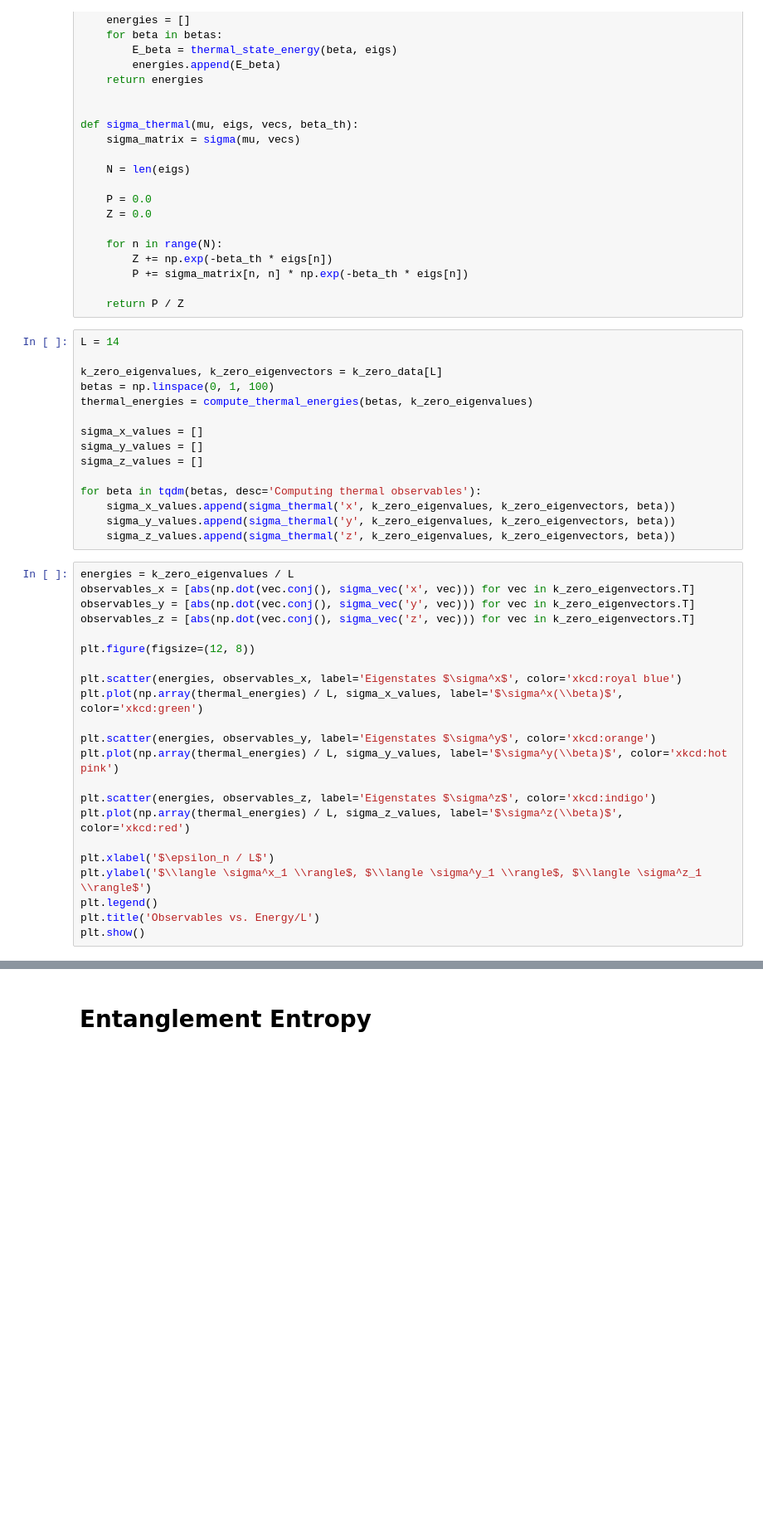
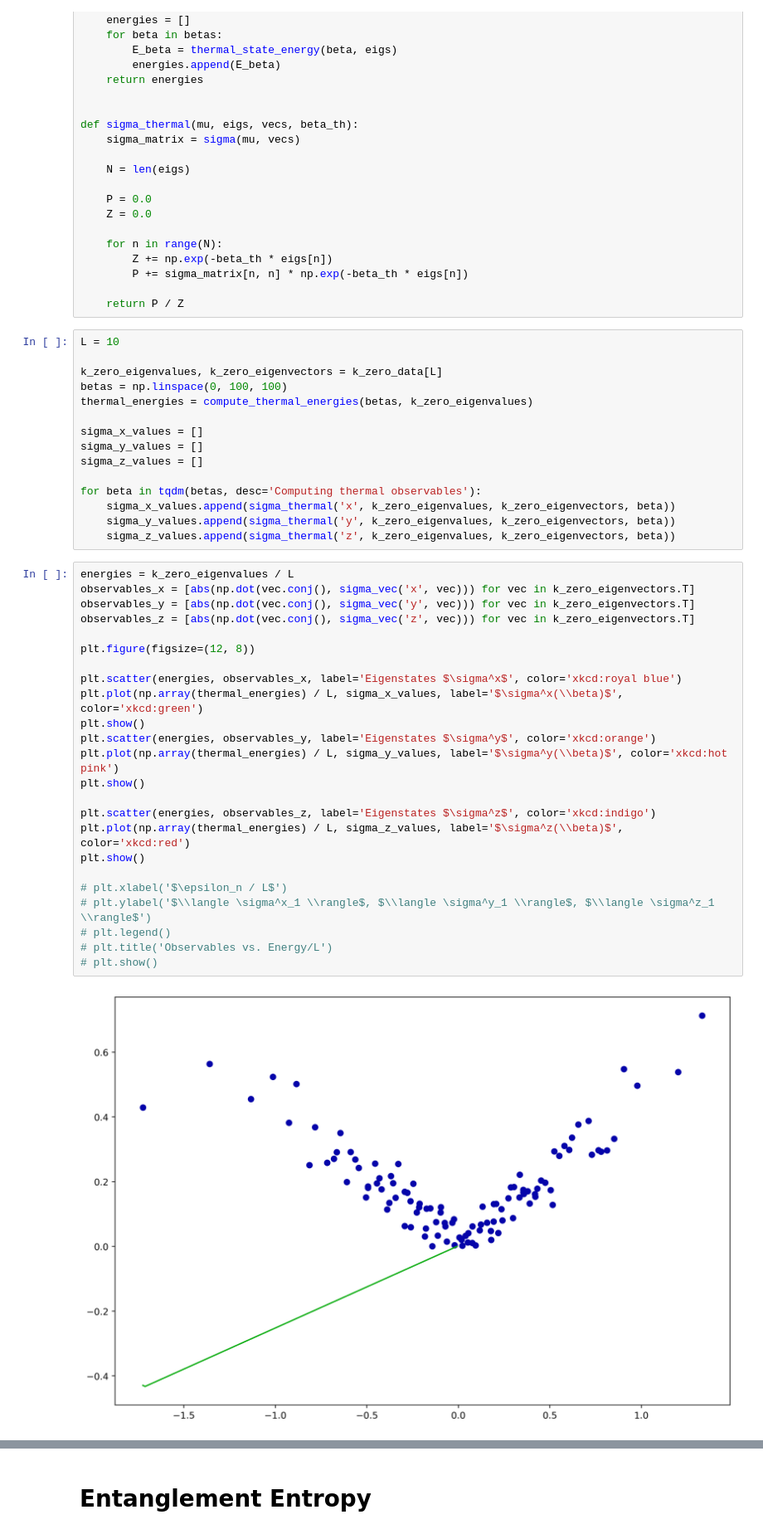
Before and after one commit to Abhiram2006/ph121c-hwk3, a Jupyter notebook: problem2.ipynb, the cells around one changed output, grey strips where cells are left out. Shown at 83% size. Saved outputs shown, nothing was run; the diff lists cells and outputs as text; blank space fills up the shorter version.

```diff
--- a/problem2.ipynb
+++ b/problem2.ipynb
@@ -271,10 +277,10 @@ def sigma_thermal(mu, eigs, vecs, beta_th):
 
     return P / Z
 # %%
-L = 14
+L = 10
 
 k_zero_eigenvalues, k_zero_eigenvectors = k_zero_data[L]
-betas = np.linspace(0, 1, 100)
+betas = np.linspace(0, 100, 100)
 thermal_energies = compute_thermal_energies(betas, k_zero_eigenvalues)
 
 sigma_x_values = []
@@ -288,22 +294,26 @@ for beta in tqdm(betas, desc='Computing thermal observables'):
 # %%
 energies = k_zero_eigenvalues / L
 observables_x = [abs(np.dot(vec.conj(), sigma_vec('x', vec))) for vec in k_zero_eigenvectors.T]
 observables_y = [abs(np.dot(vec.conj(), sigma_vec('y', vec))) for vec in k_zero_eigenvectors.T]
 observables_z = [abs(np.dot(vec.conj(), sigma_vec('z', vec))) for vec in k_zero_eigenvectors.T]
 
 plt.figure(figsize=(12, 8))
 
 plt.scatter(energies, observables_x, label='Eigenstates $\sigma^x$', color='xkcd:royal blue')
 plt.plot(np.array(thermal_energies) / L, sigma_x_values, label='$\sigma^x(\\beta)$', color='xkcd:green')
-
+plt.show()
 plt.scatter(energies, observables_y, label='Eigenstates $\sigma^y$', color='xkcd:orange')
 plt.plot(np.array(thermal_energies) / L, sigma_y_values, label='$\sigma^y(\\beta)$', color='xkcd:hot pink')
+plt.show()
 
 plt.scatter(energies, observables_z, label='Eigenstates $\sigma^z$', color='xkcd:indigo')
 plt.plot(np.array(thermal_energies) / L, sigma_z_values, label='$\sigma^z(\\beta)$', color='xkcd:red')
+plt.show()
 
-plt.xlabel('$\epsilon_n / L$')
-plt.ylabel('$\\langle \sigma^x_1 \\rangle$, $\\langle \sigma^y_1 \\rangle$, $\\langle \sigma^z_1 \\rangle$')
-plt.legend()
-plt.title('Observables vs. Energy/L')
-plt.show()
+# plt.xlabel('$\epsilon_n / L$')
+# plt.ylabel('$\\langle \sigma^x_1 \\rangle$, $\\langle \sigma^y_1 \\rangle$, $\\langle \sigma^z_1 \\rangle$')
+# plt.legend()
+# plt.title('Observables vs. Energy/L')
+# plt.show()
+# %% [output]
+[figure, added]
```
Also changed, not shown: parts of 5 cells of this notebook, 16 other files.
